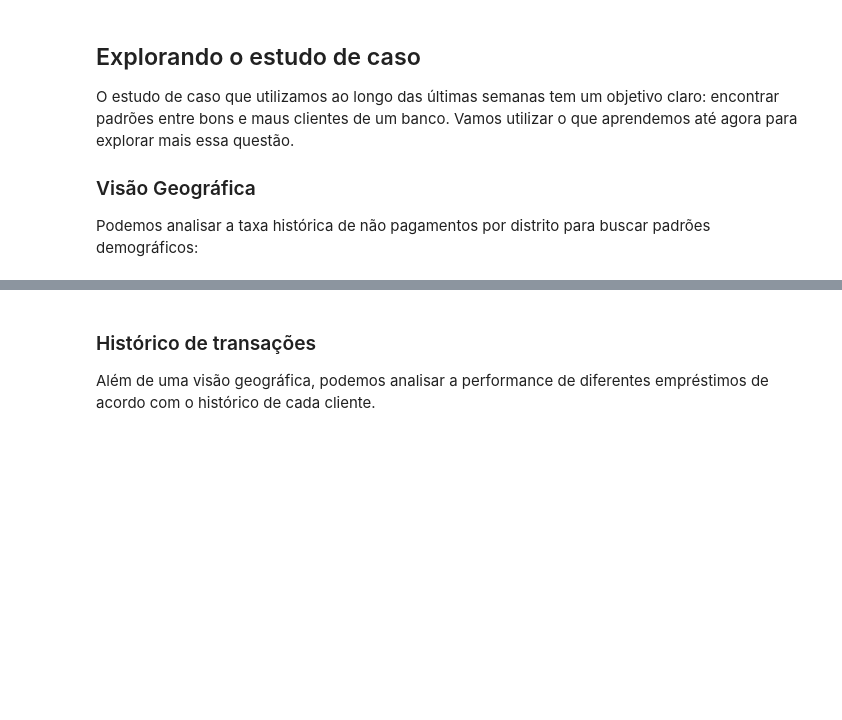
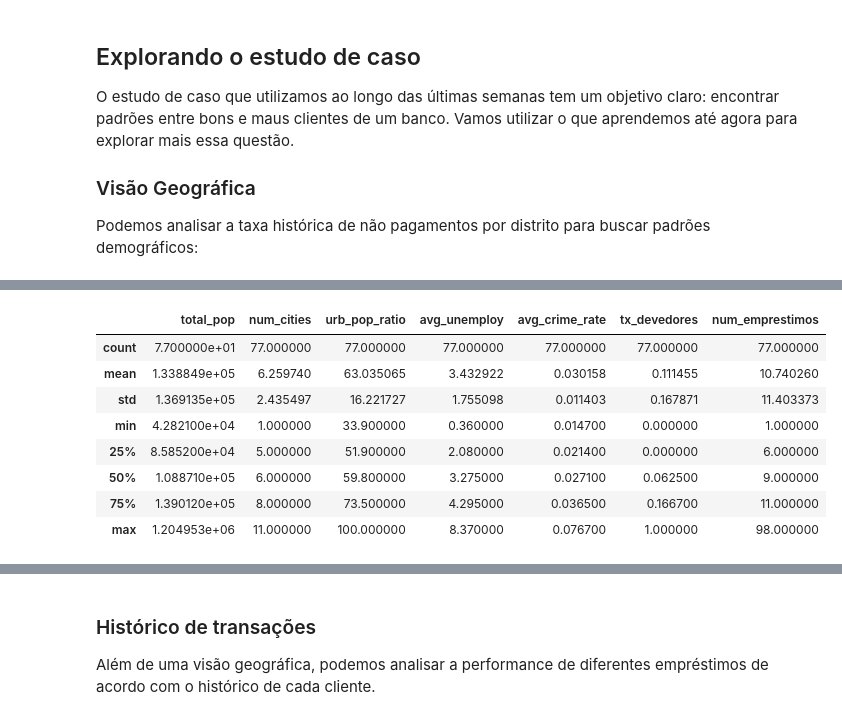
Before and after one commit to pedroteche-ih/79_PT_JUN2022, a Jupyter notebook: aulas/79 DA PT JUN-2022 Integração Python - MySQL.ipynb, the cells around one changed output, grey strips where cells are left out. Saved outputs shown, nothing was run; the diff lists cells and outputs as text; code cells hidden in the pictures; blank space fills up the shorter version.

```diff
--- a/aulas/79 DA PT JUN-2022 Integração Python - MySQL.ipynb
+++ b/aulas/79 DA PT JUN-2022 Integração Python - MySQL.ipynb
@@ -97,0 +215,12 @@ Podemos analisar a taxa histórica de não pagamentos por distrito para buscar p
+# %%
+tb_district_loan.describe()
+# %% [output]
+|  | total_pop | num_cities | urb_pop_ratio | avg_unemploy | avg_crime_rate | tx_devedores | num_emprestimos |
+| count | 7.700000e+01 | 77.000000 | 77.000000 | 77.000000 | 77.000000 | 77.000000 | 77.000000 |
+| mean | 1.338849e+05 | 6.259740 | 63.035065 | 3.432922 | 0.030158 | 0.111455 | 10.740260 |
+| std | 1.369135e+05 | 2.435497 | 16.221727 | 1.755098 | 0.011403 | 0.167871 | 11.403373 |
+| min | 4.282100e+04 | 1.000000 | 33.900000 | 0.360000 | 0.014700 | 0.000000 | 1.000000 |
+| 25% | 8.585200e+04 | 5.000000 | 51.900000 | 2.080000 | 0.021400 | 0.000000 | 6.000000 |
+| 50% | 1.088710e+05 | 6.000000 | 59.800000 | 3.275000 | 0.027100 | 0.062500 | 9.000000 |
+| 75% | 1.390120e+05 | 8.000000 | 73.500000 | 4.295000 | 0.036500 | 0.166700 | 11.000000 |
+| max | 1.204953e+06 | 11.000000 | 100.000000 | 8.370000 | 0.076700 | 1.000000 | 98.000000 |
```
Also changed, not shown: parts of 29 cells of this notebook, 1 other file.
